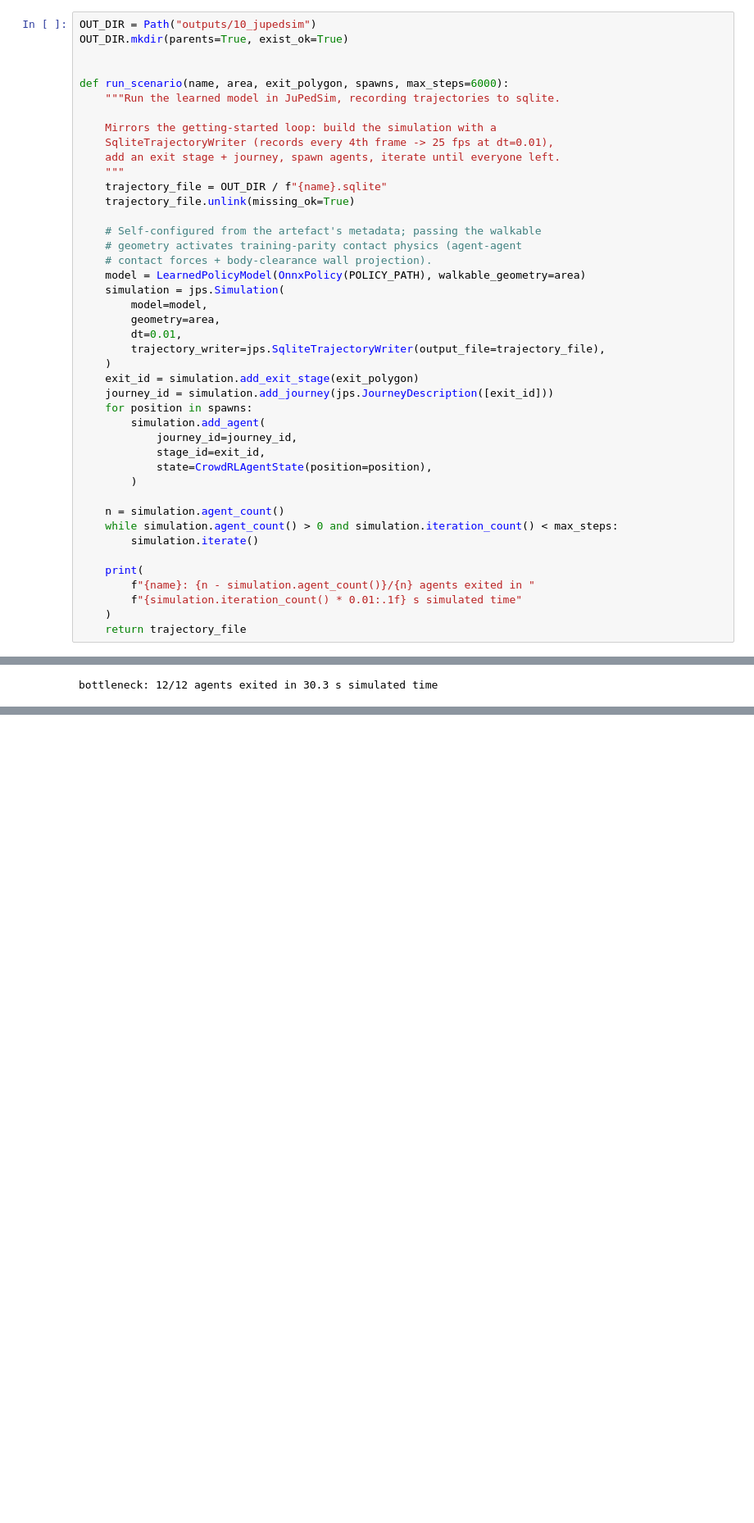
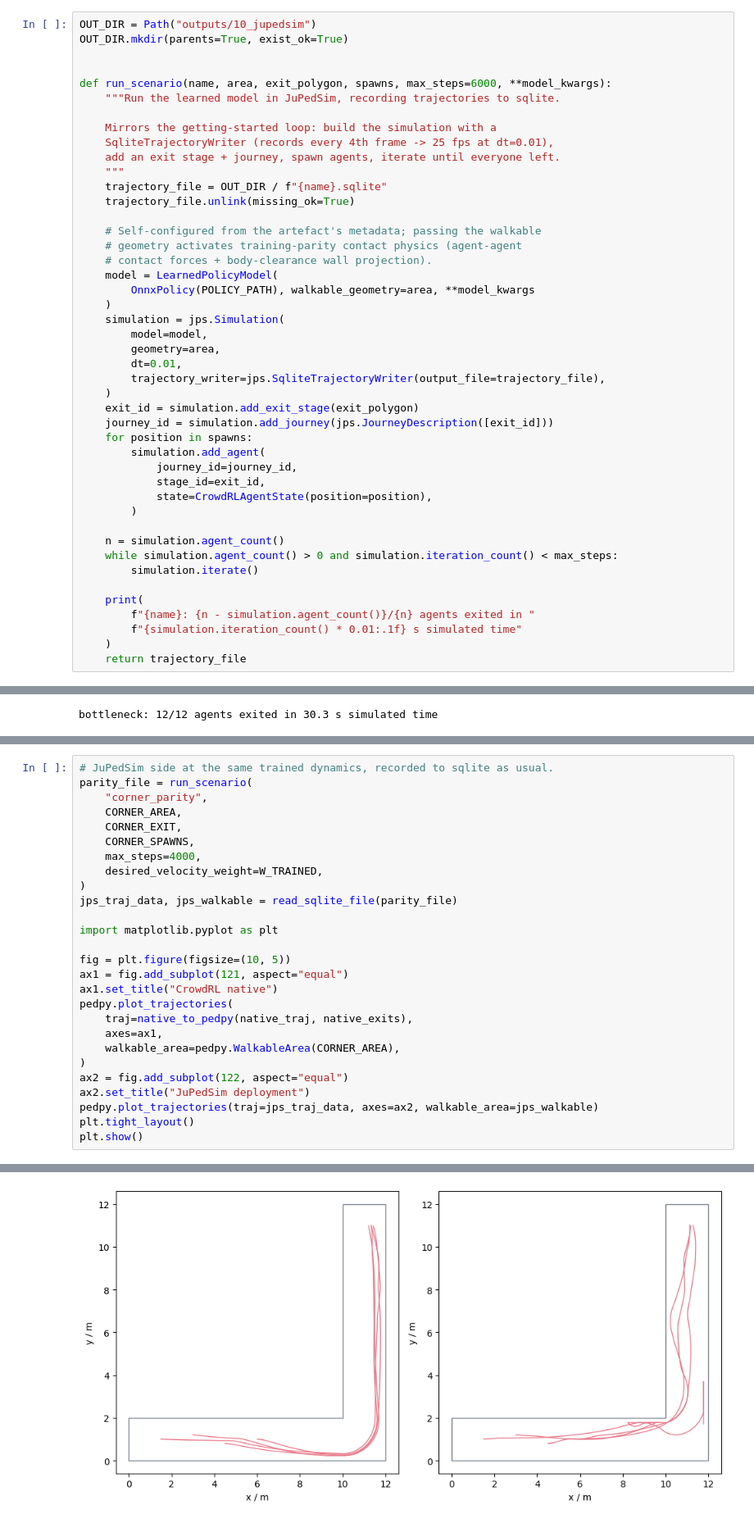
Before and after one commit to FabianPlum/CrowdRL, a Jupyter notebook: examples/10_jupedsim_learned_model.ipynb, the cells around one changed output, grey strips where cells are left out. Shown at 82% size. Saved outputs shown, nothing was run; the diff lists cells and outputs as text; blank space fills up the shorter version.

```diff
--- a/examples/10_jupedsim_learned_model.ipynb
+++ b/examples/10_jupedsim_learned_model.ipynb
@@ -80,7 +80,7 @@ OUT_DIR = Path("outputs/10_jupedsim")
 OUT_DIR.mkdir(parents=True, exist_ok=True)
 
 
-def run_scenario(name, area, exit_polygon, spawns, max_steps=6000):
+def run_scenario(name, area, exit_polygon, spawns, max_steps=6000, **model_kwargs):
     """Run the learned model in JuPedSim, recording trajectories to sqlite.
 
     Mirrors the getting-started loop: build the simulation with a
@@ -93,7 +93,9 @@ def run_scenario(name, area, exit_polygon, spawns, max_steps=6000):
     # Self-configured from the artefact's metadata; passing the walkable
     # geometry activates training-parity contact physics (agent-agent
     # contact forces + body-clearance wall projection).
-    model = LearnedPolicyModel(OnnxPolicy(POLICY_PATH), walkable_geometry=area)
+    model = LearnedPolicyModel(
+        OnnxPolicy(POLICY_PATH), walkable_geometry=area, **model_kwargs
+    )
     simulation = jps.Simulation(
         model=model,
         geometry=area,
@@ -197,0 +339,28 @@ bottleneck: 12/12 agents exited in 30.3 s simulated time
+# %%
+# JuPedSim side at the same trained dynamics, recorded to sqlite as usual.
+parity_file = run_scenario(
+    "corner_parity",
+    CORNER_AREA,
+    CORNER_EXIT,
+    CORNER_SPAWNS,
+    max_steps=4000,
+    desired_velocity_weight=W_TRAINED,
+)
+jps_traj_data, jps_walkable = read_sqlite_file(parity_file)
+
+import matplotlib.pyplot as plt
+
+fig = plt.figure(figsize=(10, 5))
+ax1 = fig.add_subplot(121, aspect="equal")
+ax1.set_title("CrowdRL native")
+pedpy.plot_trajectories(
+    traj=native_to_pedpy(native_traj, native_exits),
+    axes=ax1,
+    walkable_area=pedpy.WalkableArea(CORNER_AREA),
+)
+ax2 = fig.add_subplot(122, aspect="equal")
+ax2.set_title("JuPedSim deployment")
+pedpy.plot_trajectories(traj=jps_traj_data, axes=ax2, walkable_area=jps_walkable)
+plt.tight_layout()
+plt.show()
+# %% [output]
@@ -197,0 +368 @@ bottleneck: 12/12 agents exited in 30.3 s simulated time
+[figure, added]
```
Also changed, not shown: parts of 5 cells of this notebook, 1 other file.
